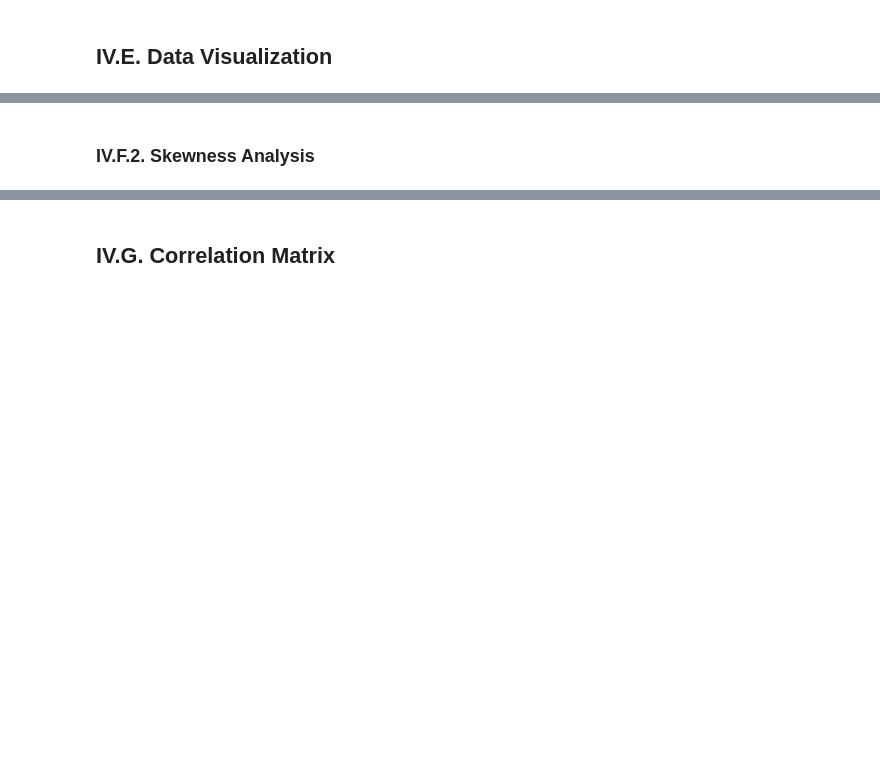
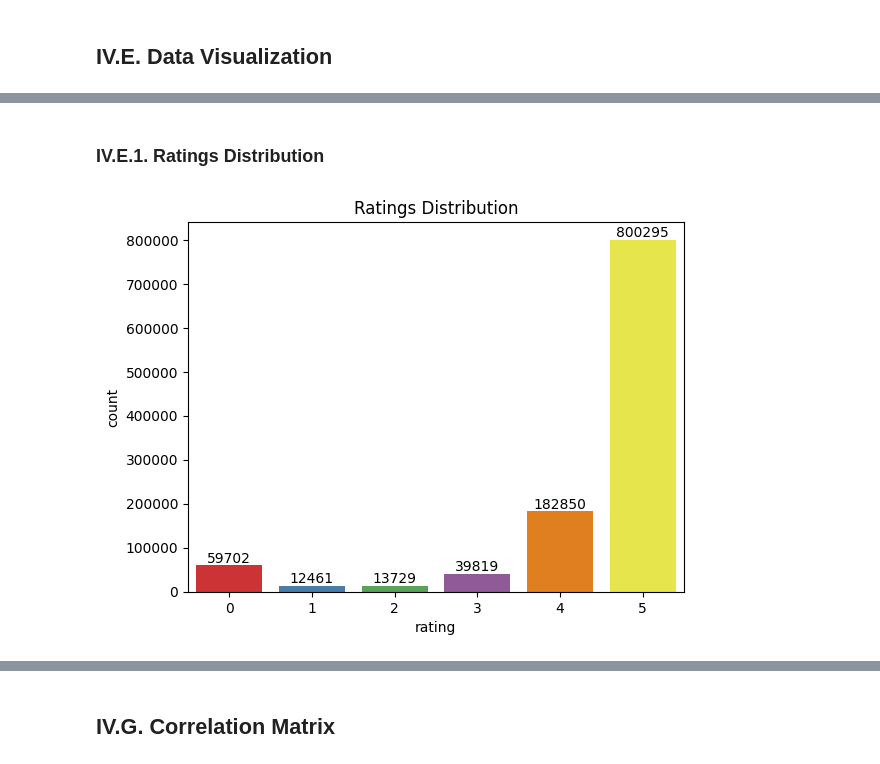
Before and after one commit to hardefarogonondo/FoodDotCom-recipe-recommendation-engine, a Jupyter notebook: notebooks/hardefarogonondo/2_exploratory_data_analysis_and_preprocessing/exploratory_data_analysis_and_preprocessing.ipynb, the cells around one changed output, grey strips where cells are left out. Saved outputs shown, nothing was run; the diff lists cells and outputs as text; code cells hidden in the pictures; blank space fills up the shorter version.

```diff
--- a/notebooks/hardefarogonondo/2_exploratory_data_analysis_and_preprocessing/exploratory_data_analysis_and_preprocessing.ipynb
+++ b/notebooks/hardefarogonondo/2_exploratory_data_analysis_and_preprocessing/exploratory_data_analysis_and_preprocessing.ipynb
@@ -145,2 +116,0 @@ X.describe()
-# %% [markdown]
-### IV.F.2. Skewness Analysis
@@ -158,0 +117,9 @@ plt.show()
+# %% [markdown]
+### IV.E.1. Ratings Distribution
+# %%
+plt.title("Ratings Distribution")
+ratings_distribution = sns.countplot(data=df, x="rating", palette='Set1')
+ratings_distribution.bar_label(ratings_distribution.containers[0])
+plt.show()
+# %% [output]
+[figure, added]
```
Also changed, not shown: parts of 38 cells of this notebook.
